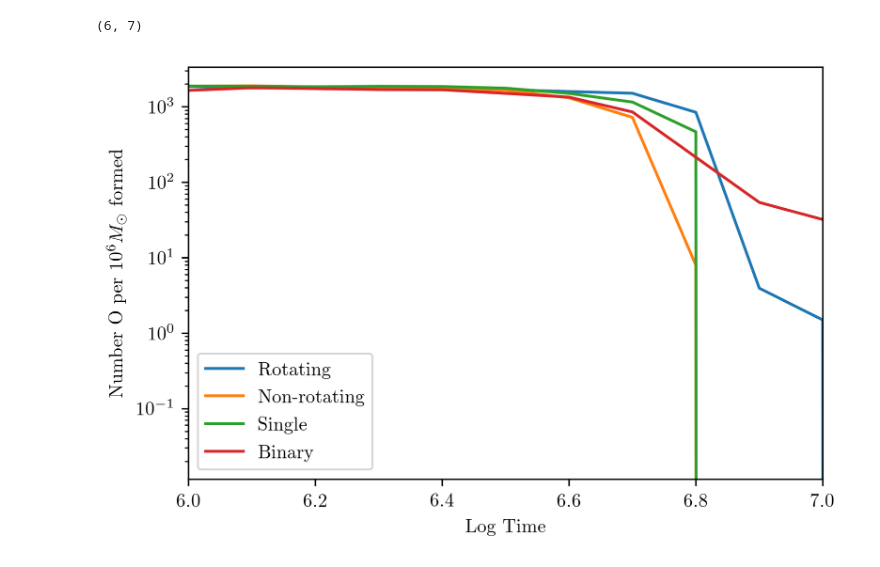
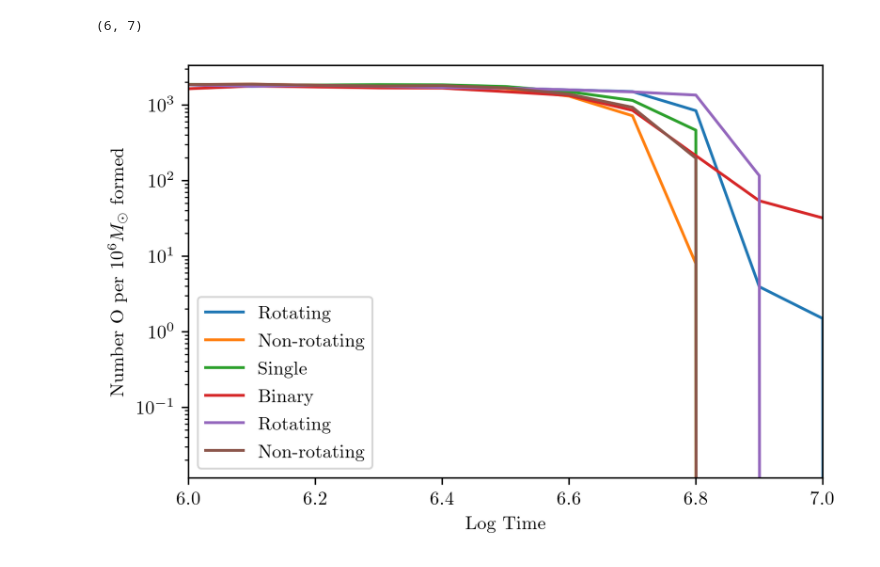
Before and after one commit to tzdwi/Diagnostics, a Jupyter notebook: code/making_hdf5_ncounts_file.ipynb, the cells around one changed output. Cells and saved outputs as stored; diff of their text form; code cells hidden in the pictures.

```diff
--- a/code/making_hdf5_ncounts_file.ipynb
+++ b/code/making_hdf5_ncounts_file.ipynb
@@ -7,13 +7,14 @@ import h5py as h5
 # %%
 bpass_data_dir = '../data/BPASS/BPASSv2.2/'
 geneva_data_dir = '../data/Geneva/ncounts/'
+genevabcrit_data_dir = '../data/Geneva_Bcrit/ncounts/'
 # %%
 modeltypes = ['sin','bin','rot','not']
 zs = ['z0004','zem5','zem4','z001','z002','z004','z006','z008','z010','z014','z020','z030','z040']
 cols_dict = {'O':(1,),'Of':(2,),'B':(3,),'A':(4,),'FG':(5,),'K':(6,),'M':(7,),'WNH':(8,),'WN':(9,),'WC':(10,),'RSG':(6,7),'WR':(8,9,10),'BSG':(1,2,3,4),'YSG':(5,)}
 subtypes = list(cols_dict.keys())
 Lcuts = [0.0] + [3.0 + 0.1*i for i in range(31)]
-models = ['BPASS','Geneva']
+models = ['BPASS','Geneva','Geneva_BPASS_crit']
 # %%
 def data_file_lookup(modeltype, z, subtype, Lcut = 0.0, tracks='BPASS'):
     """
@@ -46,8 +47,10 @@ def data_file_lookup(modeltype, z, subtype, Lcut = 0.0, tracks='BPASS'):
 
     if tracks == 'BPASS':
         data_dir = bpass_data_dir
+    elif tracks == 'Geneva':
+        data_dir = geneva_data_dir
     else:
-        data_dir = geneva_data_dir
+        data_dir = genevabcrit_data_dir
 
     filename = data_dir+'ncounts_{0}_{1}_{2}.dat'.format(z, modeltype, int(10*Lcut))
 
@@ -63,21 +66,25 @@ def data_file_lookup(modeltype, z, subtype, Lcut = 0.0, tracks='BPASS'):
 # %%
 #looks like this works?
 fig = plt.figure(dpi=300)
 logtime,ncounts = data_file_lookup('rot','z014', 'O', Lcut=4.9, tracks='Geneva')
 plt.semilogy(logtime,ncounts,label='Rotating')
 logtime,ncounts = data_file_lookup('not','z014', 'O', Lcut=4.9, tracks='Geneva')
 plt.semilogy(logtime,ncounts,label='Non-rotating')
 logtime,ncounts = data_file_lookup('sin','z014', 'O', Lcut=4.9)
 plt.semilogy(logtime,ncounts,label='Single')
 logtime,ncounts = data_file_lookup('bin','z014', 'O', Lcut=4.9)
 plt.semilogy(logtime,ncounts,label='Binary')
+logtime,ncounts = data_file_lookup('rot','z014', 'O', Lcut=4.9, tracks='Geneva_BPASS_crit')
+plt.semilogy(logtime,ncounts,label='Rotating')
+logtime,ncounts = data_file_lookup('not','z014', 'O', Lcut=4.9, tracks='Geneva_BPASS_crit')
+plt.semilogy(logtime,ncounts,label='Non-rotating')
 plt.legend()
 plt.xlabel('Log Time')
 plt.ylabel('Number O per $10^6 M_\odot$ formed')
 plt.xlim(6,7)
 # %% [output]
 (6, 7)
-[figure, old version]
+[figure, new version]
 # %%
 #This cell creates the file from scratch!! Don't run it if you don't need it.
 try:
```
Also changed, not shown: parts of 2 cells of this notebook, 16 other files.
